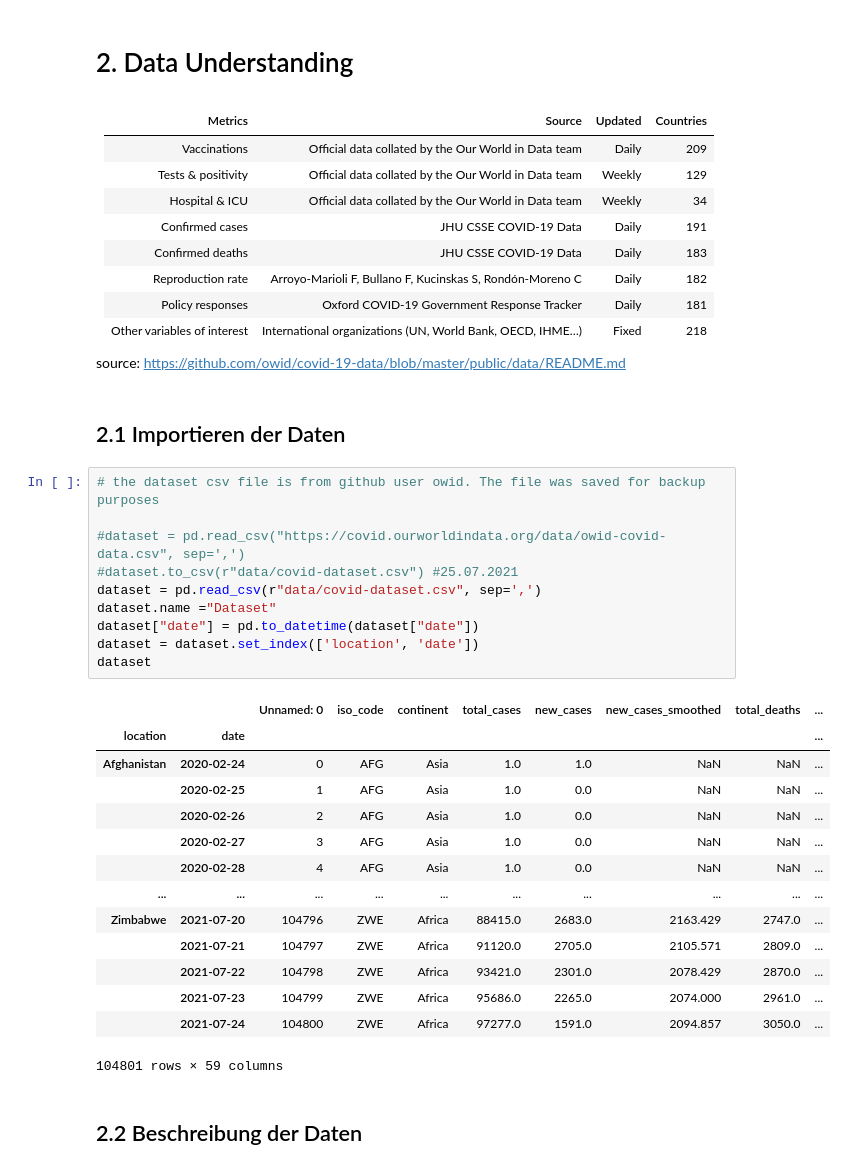
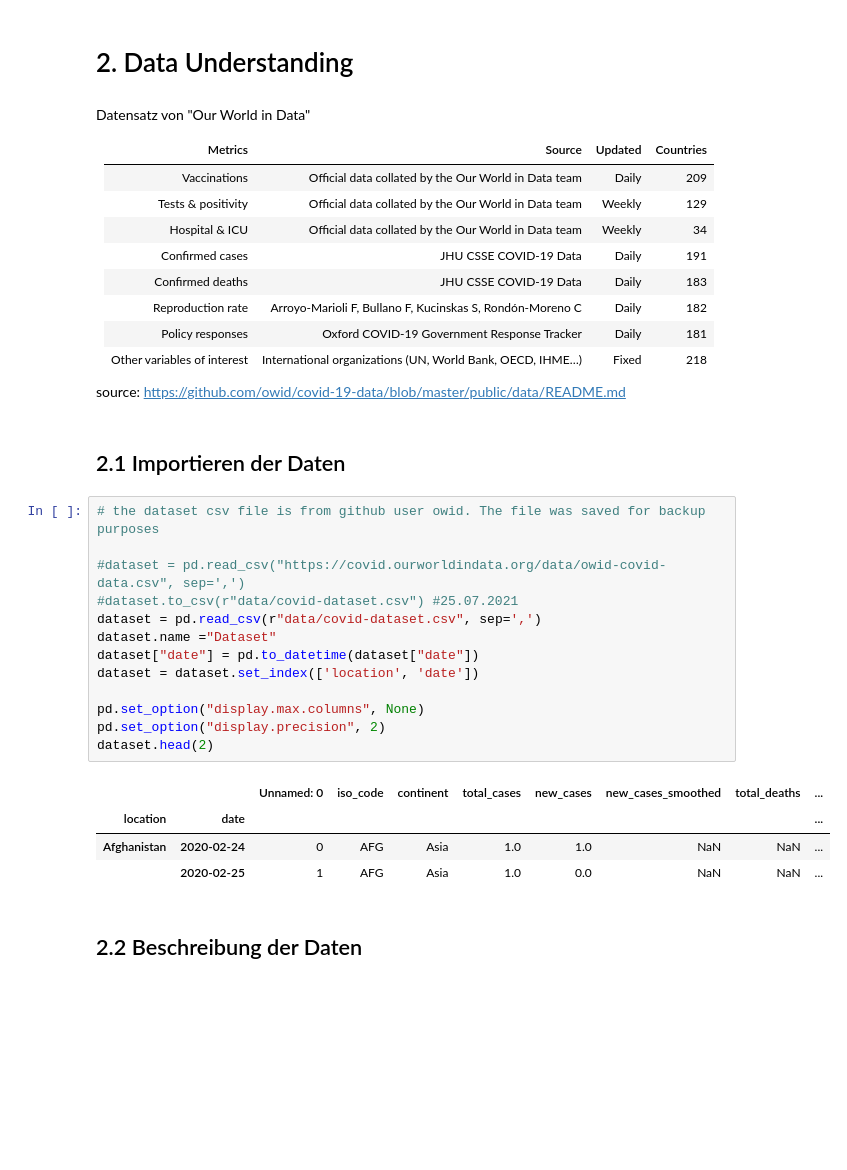
Before and after one commit to MatthiasSimons/covid-analysis, a Jupyter notebook: covid_analysis.ipynb, the cells around one changed output. Drawn from its saved outputs; the diff is of its cells as text; blank space fills up the shorter version.

```diff
--- a/covid_analysis.ipynb
+++ b/covid_analysis.ipynb
@@ -57,6 +60,8 @@ Kennzahlen:
 # %% [markdown]
 # 2. Data Understanding
 # %% [markdown]
+Datensatz von "Our World in Data"
+
 | Metrics                     | Source                                                    | Updated | Countries |
 |-----------------------------|-----------------------------------------------------------|---------|-----------|
 | Vaccinations                | Official data collated by the Our World in Data team      | Daily   | 209       |
@@ -74,28 +79,21 @@ source: https://github.com/owid/covid-19-data/blob/master/public/data/README.md
 # %%
 # the dataset csv file is from github user owid. The file was saved for backup purposes
 
 #dataset = pd.read_csv("https://covid.ourworldindata.org/data/owid-covid-data.csv", sep=',')
 #dataset.to_csv(r"data/covid-dataset.csv") #25.07.2021
 dataset = pd.read_csv(r"data/covid-dataset.csv", sep=',')
 dataset.name ="Dataset"
 dataset["date"] = pd.to_datetime(dataset["date"])
 dataset = dataset.set_index(['location', 'date'])
-dataset
+
+pd.set_option("display.max.columns", None)
+pd.set_option("display.precision", 2)
+dataset.head(2)
 # %% [output]
 |  |  | Unnamed: 0 | iso_code | continent | total_cases | new_cases | new_cases_smoothed | total_deaths | ... |
 | location | date |  |  |  |  |  |  |  | ... |
 | Afghanistan | 2020-02-24 | 0 | AFG | Asia | 1.0 | 1.0 | NaN | NaN | ... |
 |  | 2020-02-25 | 1 | AFG | Asia | 1.0 | 0.0 | NaN | NaN | ... |
-|  | 2020-02-26 | 2 | AFG | Asia | 1.0 | 0.0 | NaN | NaN | ... |
-|  | 2020-02-27 | 3 | AFG | Asia | 1.0 | 0.0 | NaN | NaN | ... |
-|  | 2020-02-28 | 4 | AFG | Asia | 1.0 | 0.0 | NaN | NaN | ... |
-| ... | ... | ... | ... | ... | ... | ... | ... | ... | ... |
-| Zimbabwe | 2021-07-20 | 104796 | ZWE | Africa | 88415.0 | 2683.0 | 2163.429 | 2747.0 | ... |
-|  | 2021-07-21 | 104797 | ZWE | Africa | 91120.0 | 2705.0 | 2105.571 | 2809.0 | ... |
-|  | 2021-07-22 | 104798 | ZWE | Africa | 93421.0 | 2301.0 | 2078.429 | 2870.0 | ... |
-|  | 2021-07-23 | 104799 | ZWE | Africa | 95686.0 | 2265.0 | 2074.000 | 2961.0 | ... |
-|  | 2021-07-24 | 104800 | ZWE | Africa | 97277.0 | 1591.0 | 2094.857 | 3050.0 | ... |
-104801 rows × 59 columns
 # %% [markdown]
 ## 2.2 Beschreibung der Daten
 # %% [markdown]
```
Also changed, not shown: parts of 25 cells of this notebook.
